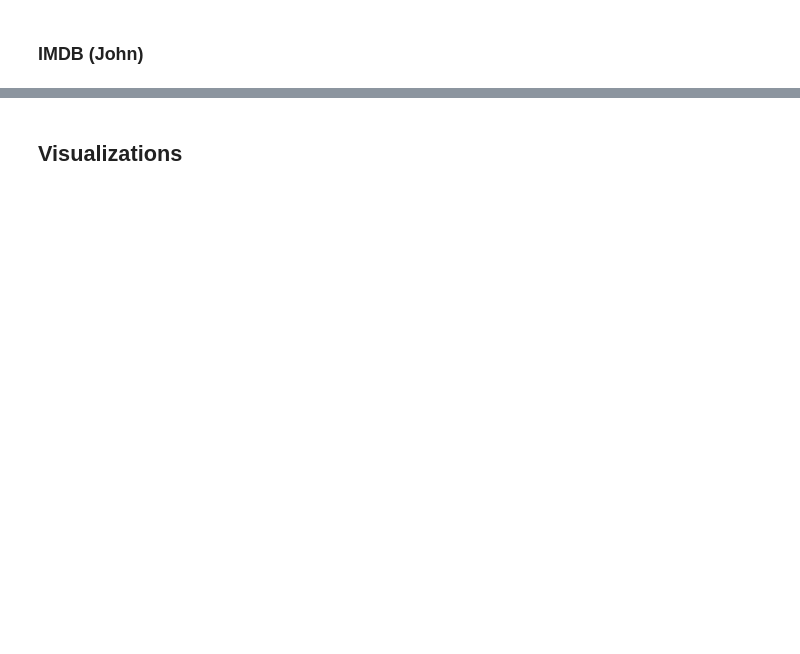
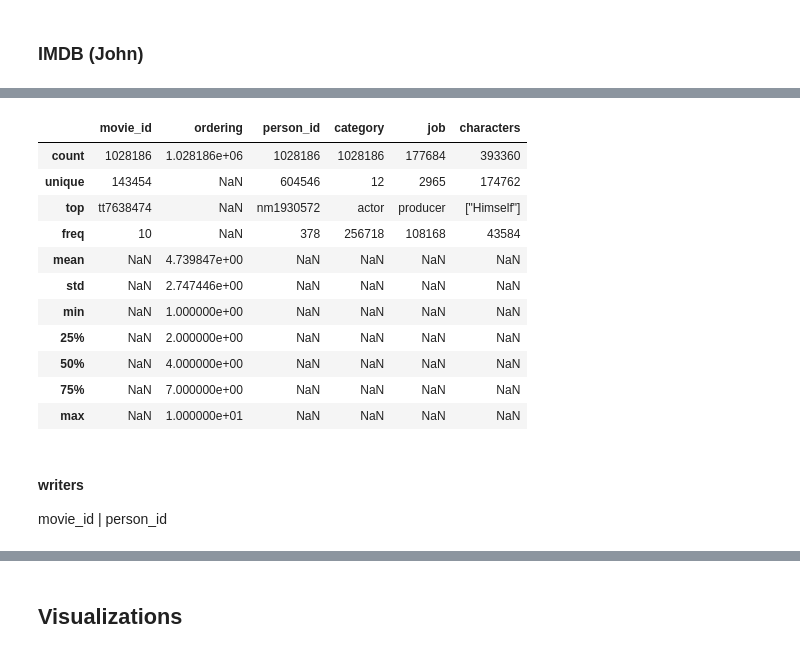
Before and after one commit to jbaumgit/Linear-Regression-and-Statistical-Analysis-on-Box-Office-Movie-Performance, a Jupyter notebook: MainNotebook.ipynb, the cells around one changed output, grey strips where cells are left out. Saved outputs shown, nothing was run; the diff lists cells and outputs as text; code cells hidden in the pictures; blank space fills up the shorter version.

```diff
--- a/MainNotebook.ipynb
+++ b/MainNotebook.ipynb
@@ -16,0 +363,5 @@
+# %%
+principals = pd.read_sql("""
+            SELECT *
+            FROM principals
+""", conn)
@@ -16,0 +393,18 @@
+# %%
+principals.describe(include="all")
+# %% [output]
+|  | movie_id | ordering | person_id | category | job | characters |
+| count | 1028186 | 1.028186e+06 | 1028186 | 1028186 | 177684 | 393360 |
+| unique | 143454 | NaN | 604546 | 12 | 2965 | 174762 |
+| top | tt7638474 | NaN | nm1930572 | actor | producer | ["Himself"] |
+| freq | 10 | NaN | 378 | 256718 | 108168 | 43584 |
+| mean | NaN | 4.739847e+00 | NaN | NaN | NaN | NaN |
+| std | NaN | 2.747446e+00 | NaN | NaN | NaN | NaN |
+| min | NaN | 1.000000e+00 | NaN | NaN | NaN | NaN |
+| 25% | NaN | 2.000000e+00 | NaN | NaN | NaN | NaN |
+| 50% | NaN | 4.000000e+00 | NaN | NaN | NaN | NaN |
+| 75% | NaN | 7.000000e+00 | NaN | NaN | NaN | NaN |
+| max | NaN | 1.000000e+01 | NaN | NaN | NaN | NaN |
+# %% [markdown]
+#### writers
+movie_id  |  person_id
```
Also changed, not shown: parts of 47 cells of this notebook.
